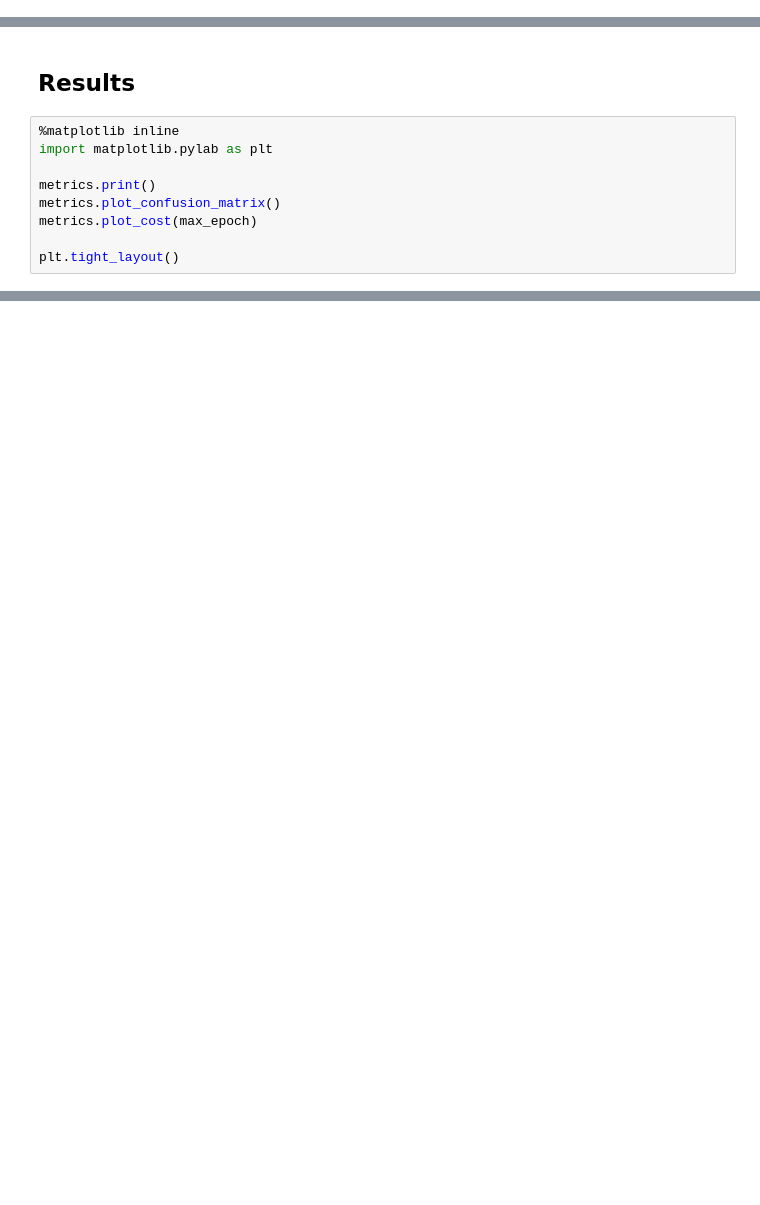
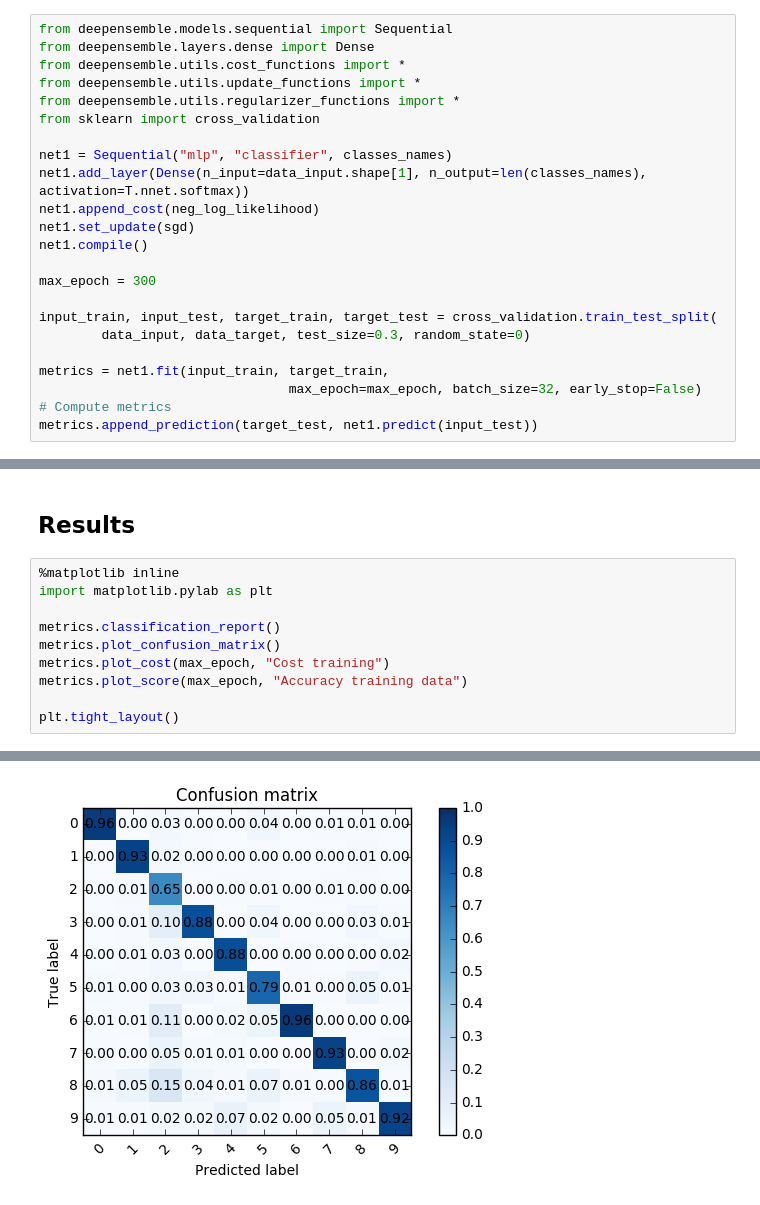
Before and after one commit to pdoren/DeepEnsemble, a Jupyter notebook: examples/mnist/main.ipynb, the cells around one changed output, grey strips where cells are left out. Saved outputs shown, nothing was run; the diff lists cells and outputs as text; blank space fills up the shorter version.

```diff
--- a/examples/mnist/main.ipynb
+++ b/examples/mnist/main.ipynb
@@ -79,0 +22,23 @@ print("FINISHED!")
+# %%
+from deepensemble.models.sequential import Sequential
+from deepensemble.layers.dense import Dense
+from deepensemble.utils.cost_functions import *
+from deepensemble.utils.update_functions import *
+from deepensemble.utils.regularizer_functions import *
+from sklearn import cross_validation
+
+net1 = Sequential("mlp", "classifier", classes_names)
+net1.add_layer(Dense(n_input=data_input.shape[1], n_output=len(classes_names), activation=T.nnet.softmax))
+net1.append_cost(neg_log_likelihood)
+net1.set_update(sgd)
+net1.compile()
+
+max_epoch = 300
+
+input_train, input_test, target_train, target_test = cross_validation.train_test_split(
+        data_input, data_target, test_size=0.3, random_state=0)
+
+metrics = net1.fit(input_train, target_train,
+                                max_epoch=max_epoch, batch_size=32, early_stop=False)
+# Compute metrics
+metrics.append_prediction(target_test, net1.predict(input_test))
@@ -83,8 +51,10 @@ print("FINISHED!")
 %matplotlib inline
 import matplotlib.pylab as plt
 
-metrics.print()
+metrics.classification_report()
 metrics.plot_confusion_matrix()
-metrics.plot_cost(max_epoch)
+metrics.plot_cost(max_epoch, "Cost training")
+metrics.plot_score(max_epoch, "Accuracy training data")
 
 plt.tight_layout()
+# %% [output]
@@ -90,0 +75 @@ plt.tight_layout()
+[figure, added]
```
Also changed, not shown: parts of 4 cells of this notebook, 14 other files.
